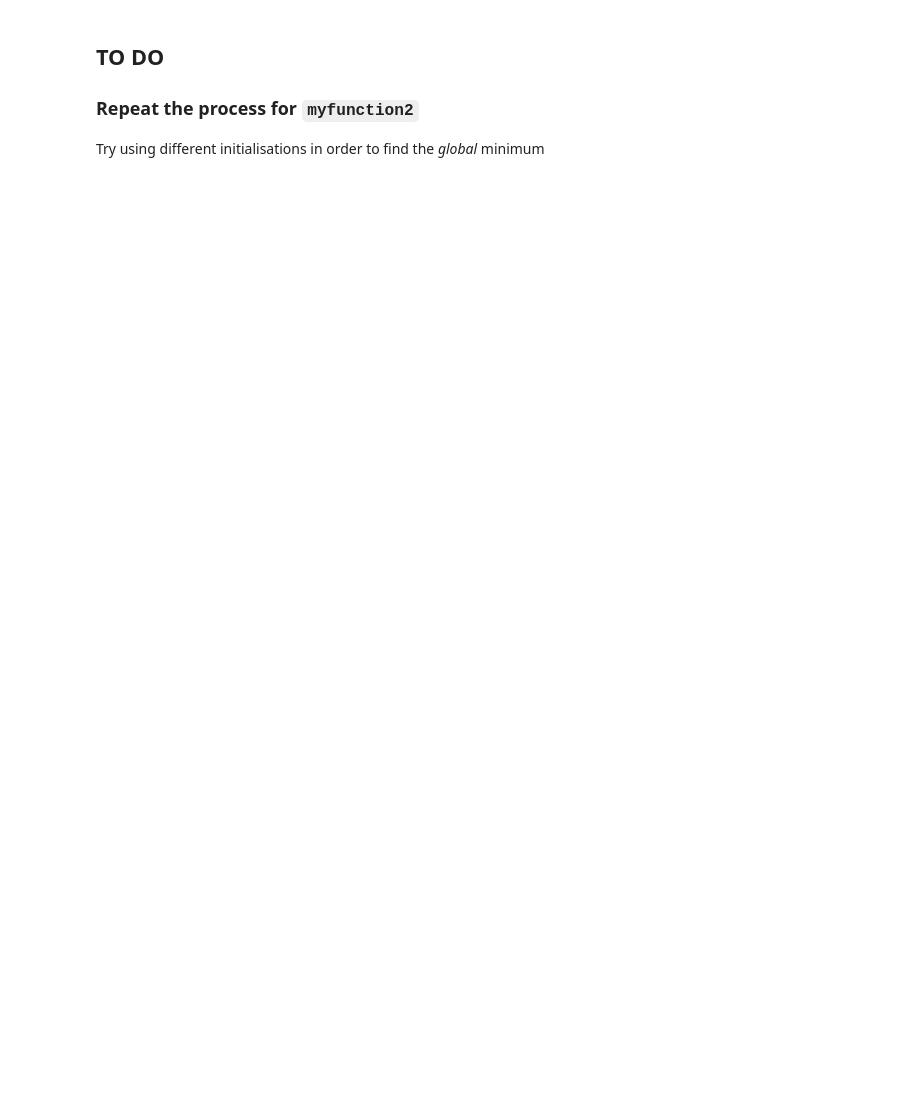
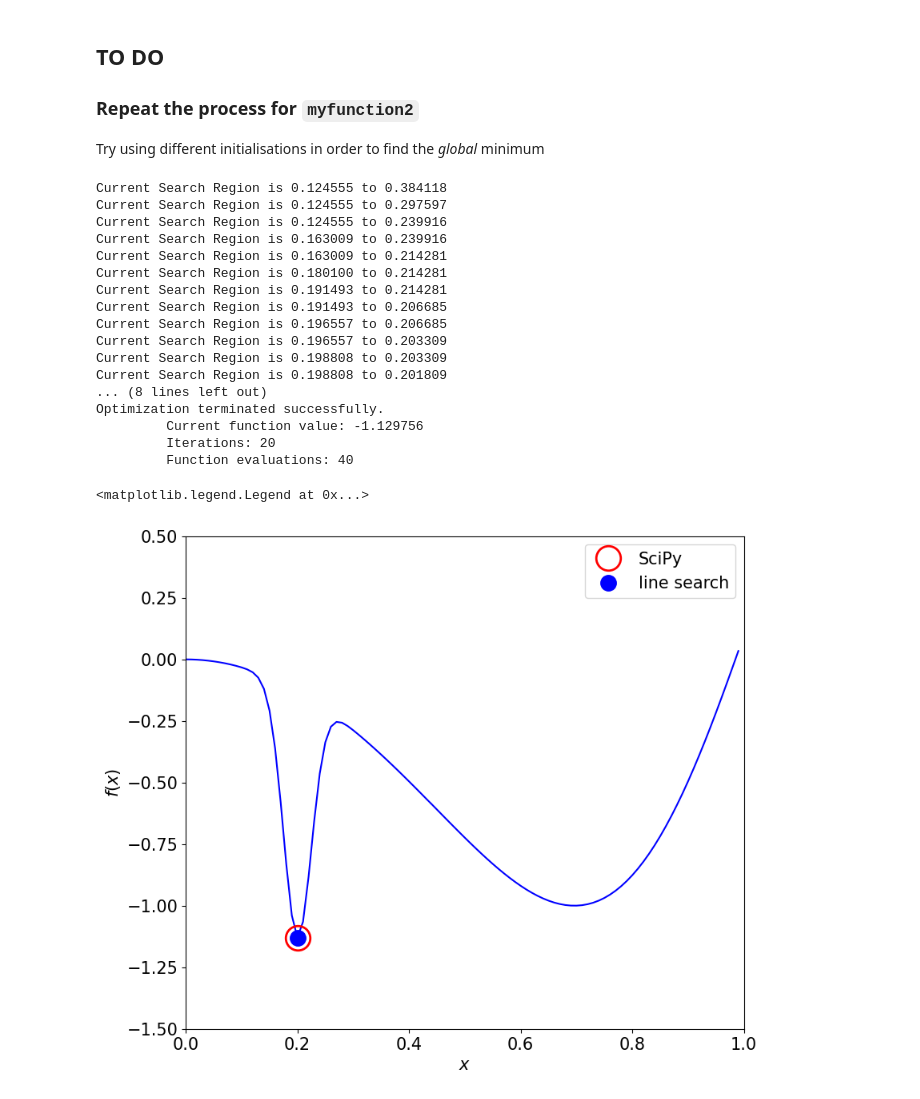
Before and after one commit to derkder/CGVI_CourseWork, a Jupyter notebook: Machine Vision/labs/04classification/PartA.ipynb, the cells around one changed output. Saved outputs shown, nothing was run; the diff lists cells and outputs as text; code cells hidden in the pictures; blank space fills up the shorter version.

```diff
--- a/Machine Vision/labs/04classification/PartA.ipynb
+++ b/Machine Vision/labs/04classification/PartA.ipynb
@@ -16,6 +16,7 @@ Look through the code to understand the goal of this part, and then fill in the
 
 import matplotlib.pyplot as plt
 %matplotlib inline
+plt.style.use('default')
 plt.style.use('machinevision.mplstyle')
 from numpy import arange, array, exp, sin
 from scipy.optimize import fmin
@@ -48,16 +52,21 @@ def line_search(function, start, end, tolerance):
 
     while (d - a) > tolerance:
         print('Current Search Region is {:6.6f} to {:6.6f}'.format(a, d))
-        break
         # TO DO - Implement a line search iteration:
         #
         # step 1: Remove the break above
         # step 2: Calculate intermediate positions b and c, 1/3 and 2/3 of the way through interval
         #         (between a and d), respectively
-        #
+        b = a + (d - a) / 3
+        c = a + 2 * (d - a) / 3
         # step 3:  Evaluate function at points b and c
-        #
+        f_b = function(b)
+        f_c = function(c)
         # step 4:  Update point a or d depending on the values of those evaluations
+        if f_b < f_c:
+            d = c
+        else:
+            a = b
 
     return a, function(a)
 # %% [markdown]
@@ -106,3 +151,44 @@ plt.legend();
 ## TO DO
 ### Repeat the process for `myfunction2`
 Try using different initialisations in order to find the *global* minimum
+# %%
+import random
+function = my_function2
+
+x = arange(0, 1, step=0.01)
+w = array([function(x_i) for x_i in x])
+
+start_pos = random.random()
+end_pos = random.uniform(start_pos, 1.0)
+min_x, min_value = line_search(function, start=start_pos, end=end_pos, tolerance=1e-4)
+scipy_min_x = fmin(function, x0=0, xtol=1e-4)
+scipy_min_value = function(scipy_min_x)
+
+fig, ax = plt.subplots(figsize=(9, 8))
+
+ax.plot(x, w, 'b-')
+ax.plot(scipy_min_x, scipy_min_value, 'ro', markeredgewidth=2, markersize=22, label='SciPy')
+ax.plot(min_x, min_value, 'bo', fillstyle='full', label='line search')
+
+ax.set(xlabel='$x$', ylabel='$f(x)$', xlim=[0, 1], ylim=[-1.5, 0.5])
+plt.legend()
+# %% [output]
+Current Search Region is 0.124555 to 0.384118
+Current Search Region is 0.124555 to 0.297597
+Current Search Region is 0.124555 to 0.239916
+Current Search Region is 0.163009 to 0.239916
+Current Search Region is 0.163009 to 0.214281
+Current Search Region is 0.180100 to 0.214281
+Current Search Region is 0.191493 to 0.214281
+Current Search Region is 0.191493 to 0.206685
+Current Search Region is 0.196557 to 0.206685
+Current Search Region is 0.196557 to 0.203309
+Current Search Region is 0.198808 to 0.203309
+Current Search Region is 0.198808 to 0.201809
+... (8 lines left out)
+Optimization terminated successfully.
+         Current function value: -1.129756
+         Iterations: 20
+         Function evaluations: 40
+<matplotlib.legend.Legend at 0x...>
+[figure, added]
```
Also changed, not shown: parts of 4 cells of this notebook, 14 other files.
